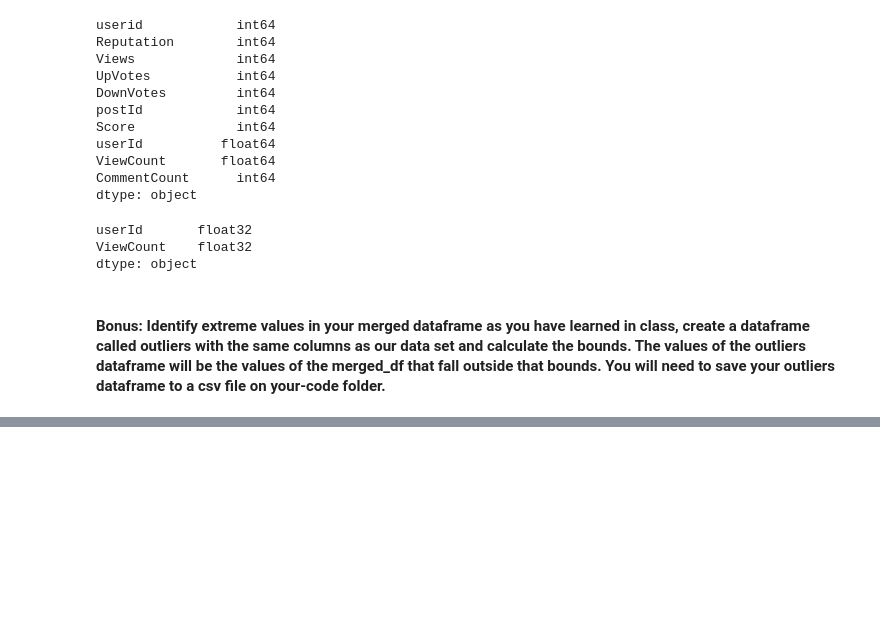
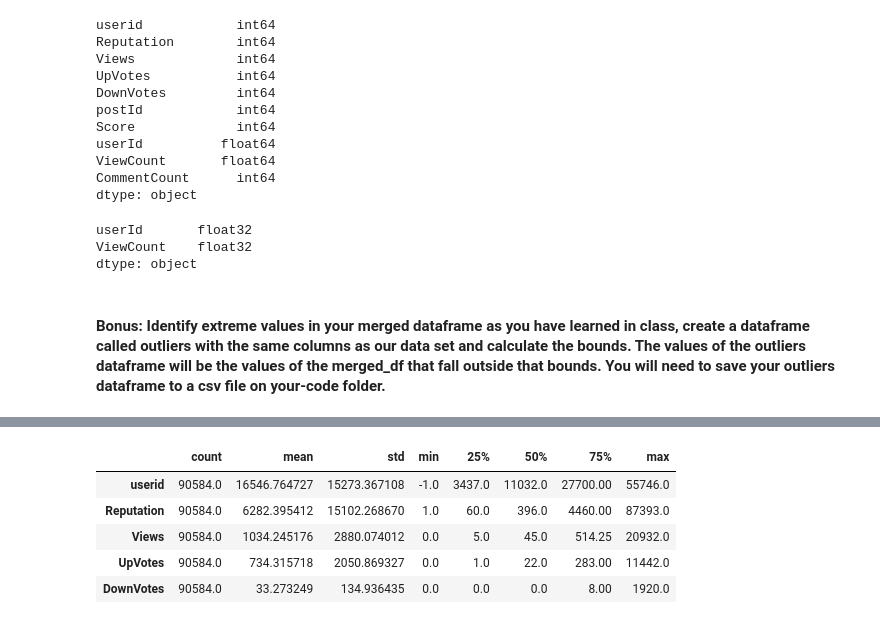
Before and after one commit to ironhack-datalabs/datamex0120, a Jupyter notebook: module-1/lab-data_cleaning/your-code/main.ipynb, the cells around one changed output, grey strips where cells are left out. Saved outputs shown, nothing was run; the diff lists cells and outputs as text; code cells hidden in the pictures; blank space fills up the shorter version.

```diff
--- a/module-1/lab-data_cleaning/your-code/main.ipynb
+++ b/module-1/lab-data_cleaning/your-code/main.ipynb
@@ -243,0 +254,11 @@ dtype: object
+# %%
+# se declaran los keys con el traspose
+stats = data.describe().T
+stats.head()
+# %% [output]
+|  | count | mean | std | min | 25% | 50% | 75% | max |
+| userid | 90584.0 | 16546.764727 | 15273.367108 | -1.0 | 3437.0 | 11032.0 | 27700.00 | 55746.0 |
+| Reputation | 90584.0 | 6282.395412 | 15102.268670 | 1.0 | 60.0 | 396.0 | 4460.00 | 87393.0 |
+| Views | 90584.0 | 1034.245176 | 2880.074012 | 0.0 | 5.0 | 45.0 | 514.25 | 20932.0 |
+| UpVotes | 90584.0 | 734.315718 | 2050.869327 | 0.0 | 1.0 | 22.0 | 283.00 | 11442.0 |
+| DownVotes | 90584.0 | 33.273249 | 134.936435 | 0.0 | 0.0 | 0.0 | 8.00 | 1920.0 |
```
Also changed, not shown: parts of 5 cells of this notebook, 1 other file.
